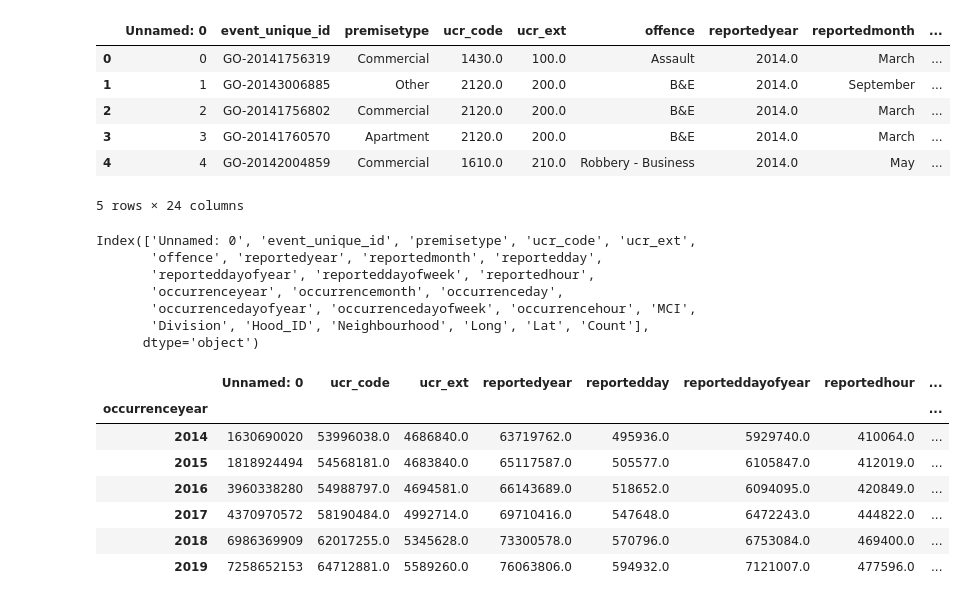
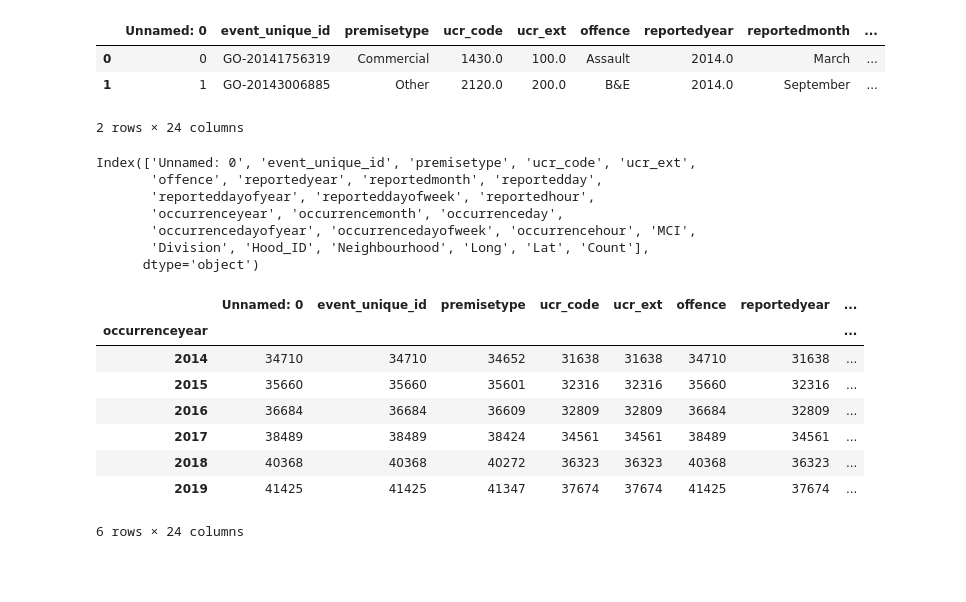
Before and after one commit to neha-nayeem/Project-01, a Jupyter notebook: Q4_Jaehong.ipynb, the cells around one changed output. Saved outputs shown, nothing was run; the diff lists cells and outputs as text; code cells hidden in the pictures; blank space fills up the shorter version.

```diff
--- a/Q4_Jaehong.ipynb
+++ b/Q4_Jaehong.ipynb
@@ -8,16 +9,13 @@ import scipy.stats as st
 # %%
-# data files to load and read
+# data file to load and read
 file = "Data Output/Toronto_Crimes_Occurred_2014_2019.csv"
 crime_data = pd.read_csv(file)
-crime_data.head()
+crime_data.head(2)
 # %% [output]
 |  | Unnamed: 0 | event_unique_id | premisetype | ucr_code | ucr_ext | offence | reportedyear | reportedmonth | ... |
 | 0 | 0 | GO-20141756319 | Commercial | 1430.0 | 100.0 | Assault | 2014.0 | March | ... |
 | 1 | 1 | GO-20143006885 | Other | 2120.0 | 200.0 | B&E | 2014.0 | September | ... |
-| 2 | 2 | GO-20141756802 | Commercial | 2120.0 | 200.0 | B&E | 2014.0 | March | ... |
-| 3 | 3 | GO-20141760570 | Apartment | 2120.0 | 200.0 | B&E | 2014.0 | March | ... |
-| 4 | 4 | GO-20142004859 | Commercial | 1610.0 | 210.0 | Robbery - Business | 2014.0 | May | ... |
-5 rows × 24 columns
+2 rows × 24 columns
 # %%
 crime_data["Count"]= 1
 # %%
@@ -34,14 +32,15 @@ Index(['Unnamed: 0', 'event_unique_id', 'premisetype', 'ucr_code', 'ucr_ext',
 crime_data=crime_data.astype({"occurrenceyear":int})
 #crime_data["occurrenceyear"]
 # %%
-crime_data_Grp_year=crime_data.groupby('occurrenceyear').sum()
+crime_data_Grp_year=crime_data.groupby('occurrenceyear').count()
 crime_data_Grp_year
 # %% [output]
-|  | Unnamed: 0 | ucr_code | ucr_ext | reportedyear | reportedday | reporteddayofyear | reportedhour | ... |
+|  | Unnamed: 0 | event_unique_id | premisetype | ucr_code | ucr_ext | offence | reportedyear | ... |
 | occurrenceyear |  |  |  |  |  |  |  | ... |
-| 2014 | 1630690020 | 53996038.0 | 4686840.0 | 63719762.0 | 495936.0 | 5929740.0 | 410064.0 | ... |
-| 2015 | 1818924494 | 54568181.0 | 4683840.0 | 65117587.0 | 505577.0 | 6105847.0 | 412019.0 | ... |
-| 2016 | 3960338280 | 54988797.0 | 4694581.0 | 66143689.0 | 518652.0 | 6094095.0 | 420849.0 | ... |
-| 2017 | 4370970572 | 58190484.0 | 4992714.0 | 69710416.0 | 547648.0 | 6472243.0 | 444822.0 | ... |
-| 2018 | 6986369909 | 62017255.0 | 5345628.0 | 73300578.0 | 570796.0 | 6753084.0 | 469400.0 | ... |
-| 2019 | 7258652153 | 64712881.0 | 5589260.0 | 76063806.0 | 594932.0 | 7121007.0 | 477596.0 | ... |
+| 2014 | 34710 | 34710 | 34652 | 31638 | 31638 | 34710 | 31638 | ... |
+| 2015 | 35660 | 35660 | 35601 | 32316 | 32316 | 35660 | 32316 | ... |
+| 2016 | 36684 | 36684 | 36609 | 32809 | 32809 | 36684 | 32809 | ... |
+| 2017 | 38489 | 38489 | 38424 | 34561 | 34561 | 38489 | 34561 | ... |
+| 2018 | 40368 | 40368 | 40272 | 36323 | 36323 | 40368 | 36323 | ... |
+| 2019 | 41425 | 41425 | 41347 | 37674 | 37674 | 41425 | 37674 | ... |
+6 rows × 24 columns
```
Also changed, not shown: parts of 22 cells of this notebook, 5 other files.
